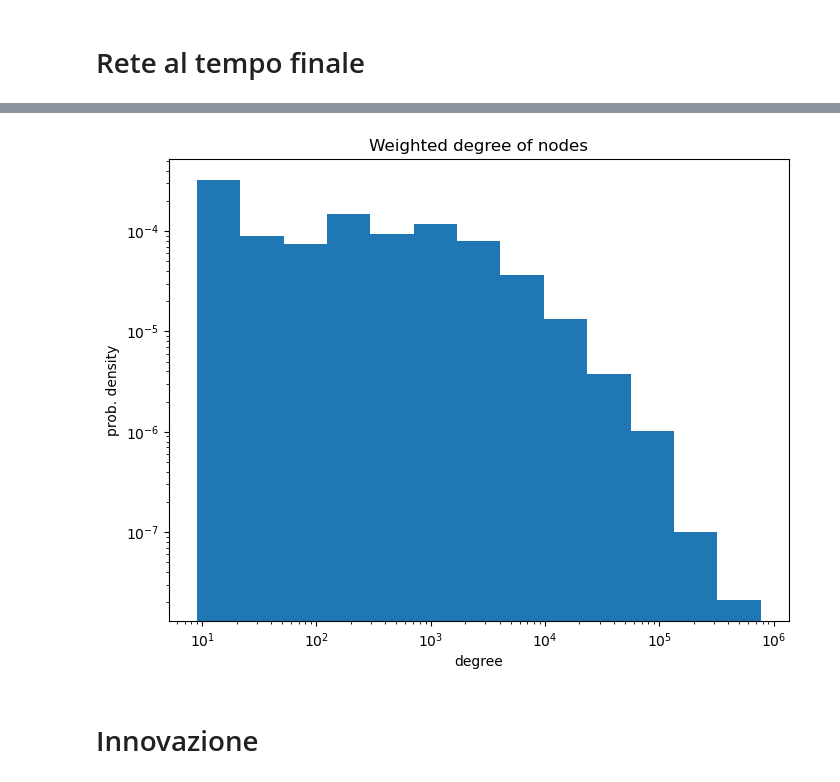
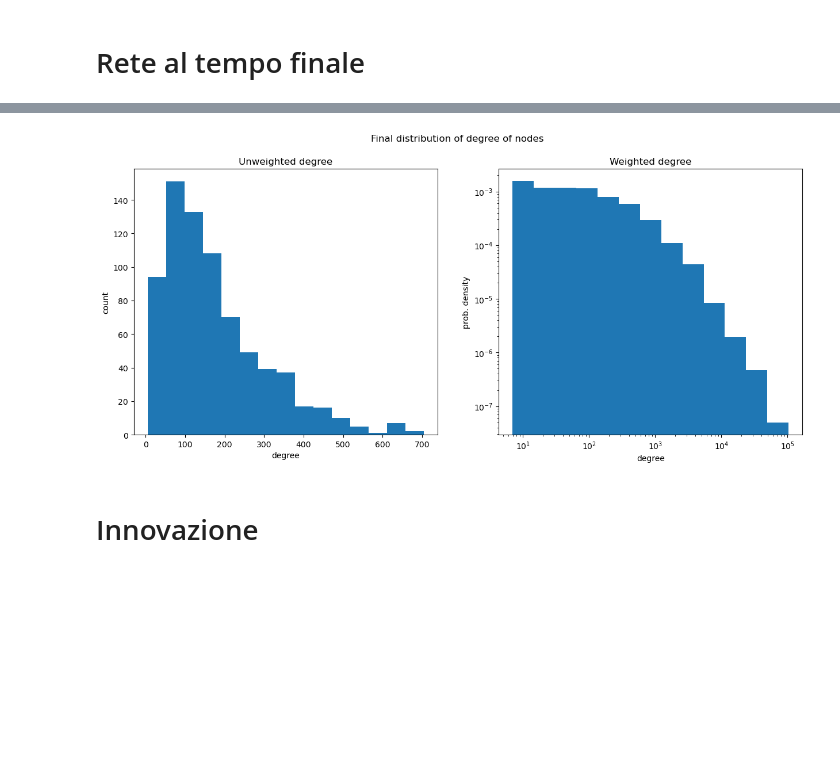
Before and after one commit to DarioZappala/caratterizzazione-sistemi-innovativi, a Jupyter notebook: co-occurrence.ipynb, the cells around one changed output, grey strips where cells are left out. Saved outputs shown, nothing was run; the diff lists cells and outputs as text; code cells hidden in the pictures; blank space fills up the shorter version.

```diff
--- a/co-occurrence.ipynb
+++ b/co-occurrence.ipynb
@@ -90,14 +146,2 @@ plt.show()
 # %% [markdown]
 # Evoluzione e rete
-# %%
-# Build 'sectors' with numeric values instead of strings
-df_organizations['sectors'] = df_organizations['category_list'].apply(lambda x: list(map(dict_sector_to_i.get, x)))
-df_organizations.drop(columns = 'category_list', inplace = True)
-
-# Build 'links' column as a combination of all pairs from 'sectors'
-df_organizations['links'] = df_organizations['sectors'].apply(lambda x: list(itt.combinations(x, 2)))
-
-# Change 'founded_on' to the first day of the month
-df_organizations['founded_on'] = df_organizations['founded_on'].dt.to_period('M').dt.to_timestamp()
-
-df_organizations
@@ -180,0 +148,7 @@ for t in range(n_times):
+# %%
+# How many years in the past to take data when building network of current year. If 0, only data of current year is used; if None, data of all years is used.
+years_past_net_build = 4
+# %%
+%%time
+df_evolution, ser_network = compute_evolution(df_organizations, years_past = years_past_net_build)
+df_evolution.head()
@@ -293,18 +376,32 @@ plt.show()
 # %%
-arr_degree_weighted = arr_adj[-1].sum(axis = 1)
-n_bins = math.floor(1/2 * pow(arr_degree_weighted.shape[0], 1/2))
-bins = np.logspace(np.log10(arr_degree_weighted.min()), np.log10(arr_degree_weighted.max()), n_bins + 1)
+fig, axes = plt.subplots(nrows = 1, ncols = 2, figsize = (15, 6))
 
-fig, ax = plt.subplots(figsize = (8, 6))
-ax.hist(arr_degree_weighted, bins = bins, density = True)
+arr_nodes_degree_unweighted = np.array(list(node[1] for node in list(ser_network.iloc[-1].degree(weight = None))))
+
+ax = axes[0]
+ax.hist(arr_nodes_degree_unweighted, bins = 'doane')
+ax.set_xlabel('degree')
+ax.set_ylabel('count')
+ax.set_title('Unweighted degree')
+
+arr_nodes_degree_weighted = np.array(list(node[1] for node in list(ser_network.iloc[-1].degree(weight = 'weight'))))
+n_bins = math.floor(1/2 * pow(arr_nodes_degree_weighted.shape[0], 1/2))
+bins = np.logspace(np.log10(arr_nodes_degree_weighted.min()), np.log10(arr_nodes_degree_weighted.max()), n_bins + 1)
+bins[0] -= (bins[1] - bins[0]) / 100
+bins[-1] += (bins[-1] - bins[-2]) / 100
+
+ax = axes[1]
+ax.hist(arr_nodes_degree_weighted, bins = bins, density = True)
 ax.set_xscale('log')
 ax.set_yscale('log')
 ax.set_xlabel('degree')
 ax.set_ylabel('prob. density')
-ax.set_title('Weighted degree of nodes')
+ax.set_title('Weighted degree')
+
+fig.suptitle('Final distribution of degree of nodes')
 plt.show()
 # %% [output]
-[figure, old version]
+[figure, new version]
 # %% [markdown]
 # Innovazione
 # %%
```
Also changed, not shown: parts of 54 cells of this notebook, 4 other files.
